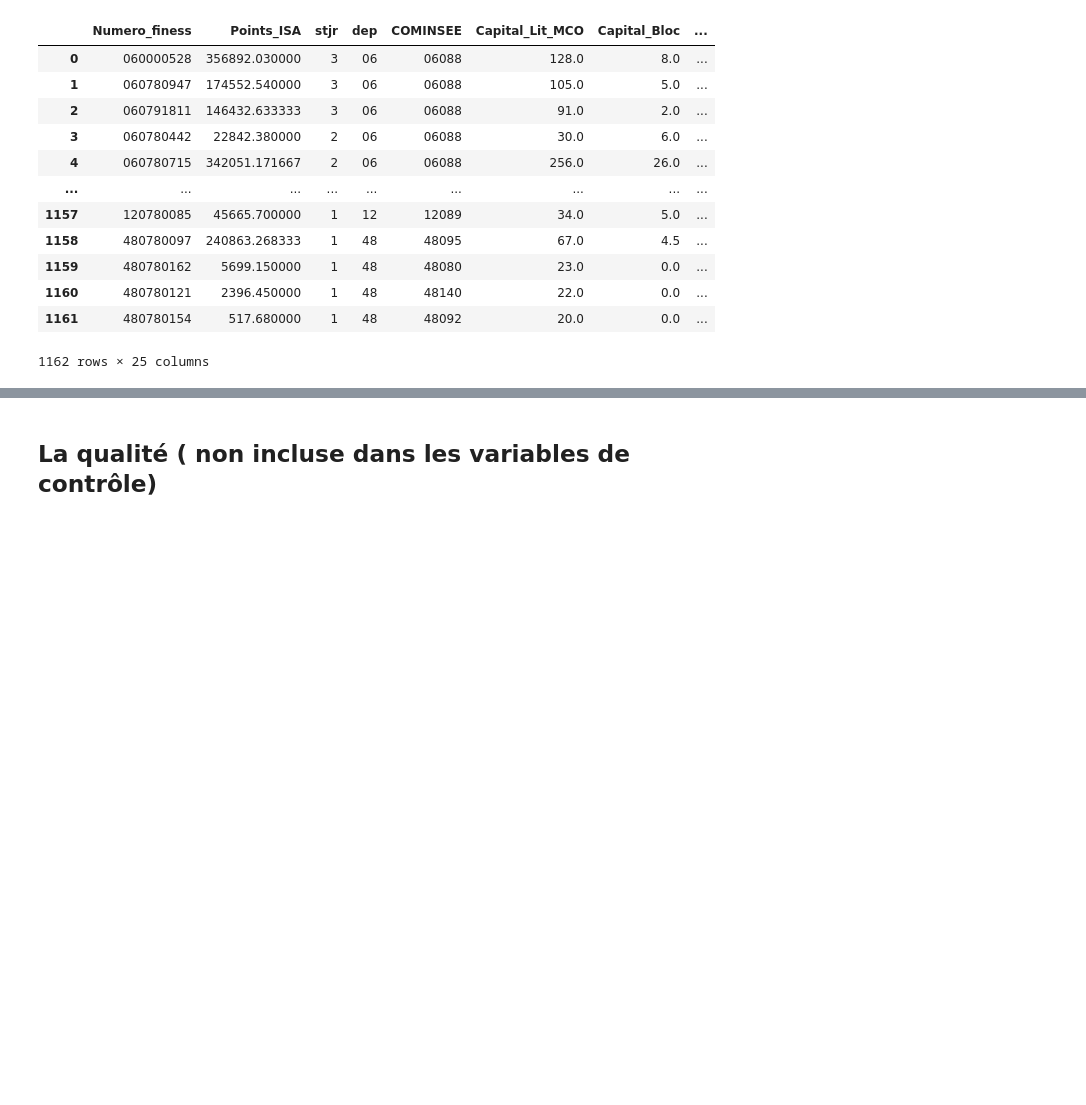
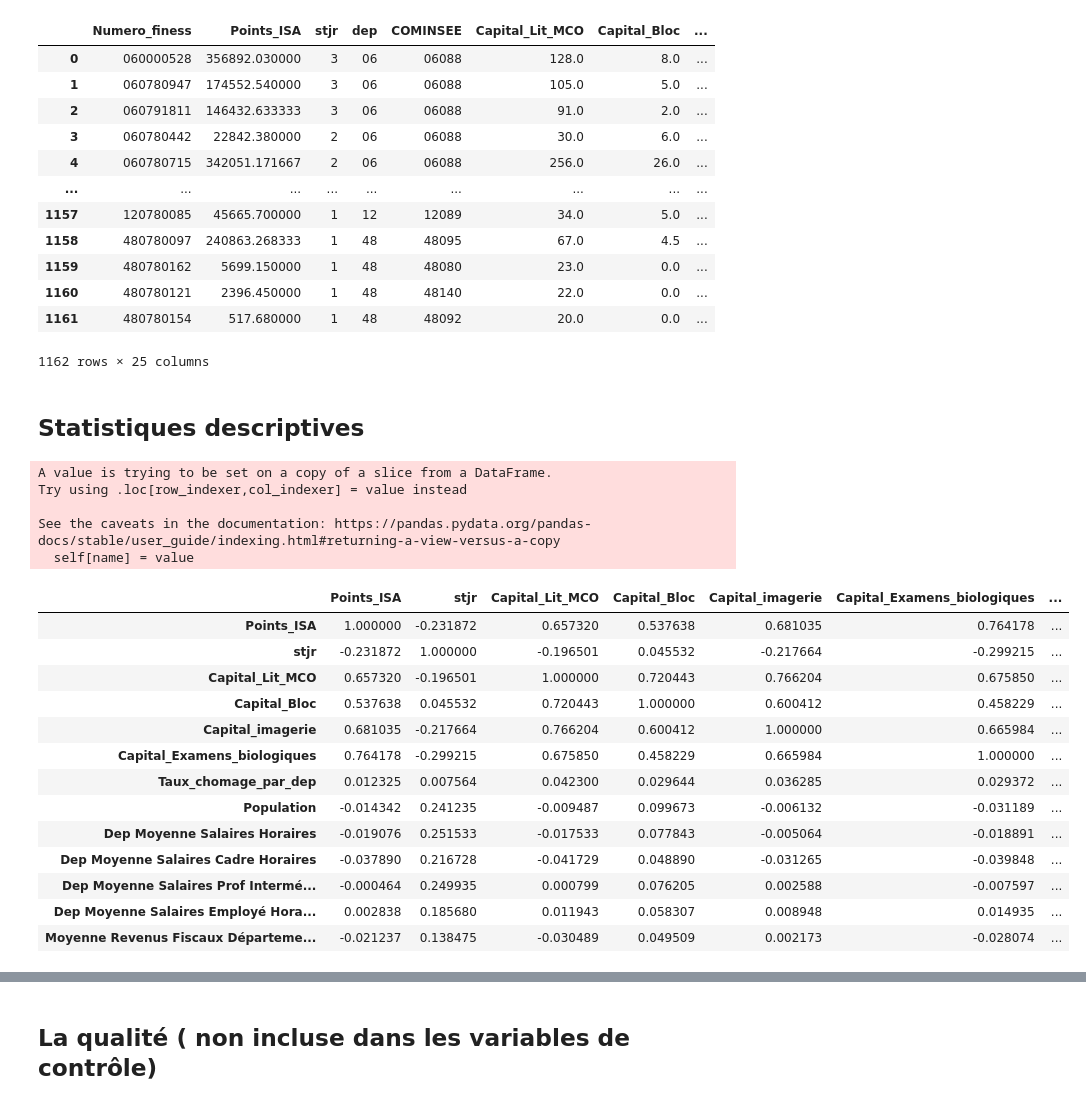
Before and after one commit to VincianeDesbois/Hopitaux_Production, a Jupyter notebook: Variables_de_controle .ipynb, the cells around one changed output, grey strips where cells are left out. Saved outputs shown, nothing was run; the diff lists cells and outputs as text; code cells hidden in the pictures; blank space fills up the shorter version.

```diff
--- a/Variables_de_controle .ipynb
+++ b/Variables_de_controle .ipynb
@@ -1620,3 +1620,37 @@ Var_CTRL = Var_CTRL[['Numero_finess', 'Points_ISA','stjr',
        'Moyenne Revenus Fiscaux Départementaux', 'Bloc_politique']]
 # %%
 Var_CTRL.to_csv('C:/Users/louis/OneDrive/Documents/ENSAE/2A/Stat_app/Variables_controle.csv',index=False)
+# %% [markdown]
+## Statistiques descriptives
+# %%
+Var_CTRL.Taux_chomage_par_dep= Var_CTRL.Taux_chomage_par_dep.astype(int)
+# %% [output]
+A value is trying to be set on a copy of a slice from a DataFrame.
+Try using .loc[row_indexer,col_indexer] = value instead
+
+See the caveats in the documentation: https://pandas.pydata.org/pandas-docs/stable/user_guide/indexing.html#returning-a-view-versus-a-copy
+  self[name] = value
+# %%
+Var_CTRL[['Numero_finess', 'Points_ISA', 'stjr', 'dep',
+       'Capital_Lit_MCO', 'Capital_Bloc', 'Capital_imagerie',
+       'Capital_Examens_biologiques','Taux_chomage_par_dep',
+       'Population', 'Dep Moyenne Salaires Horaires',
+       'Dep Moyenne Salaires Cadre Horaires',
+       'Dep Moyenne Salaires Prof Intermédiaire Horaires',
+       'Dep Moyenne Salaires Employé Horaires',
+       'Moyenne Revenus Fiscaux Départementaux', 'Bloc_politique']].corr()
+# %% [output]
+|  | Points_ISA | stjr | Capital_Lit_MCO | Capital_Bloc | Capital_imagerie | Capital_Examens_biologiques | ... |
+| Points_ISA | 1.000000 | -0.231872 | 0.657320 | 0.537638 | 0.681035 | 0.764178 | ... |
+| stjr | -0.231872 | 1.000000 | -0.196501 | 0.045532 | -0.217664 | -0.299215 | ... |
+| Capital_Lit_MCO | 0.657320 | -0.196501 | 1.000000 | 0.720443 | 0.766204 | 0.675850 | ... |
+| Capital_Bloc | 0.537638 | 0.045532 | 0.720443 | 1.000000 | 0.600412 | 0.458229 | ... |
+| Capital_imagerie | 0.681035 | -0.217664 | 0.766204 | 0.600412 | 1.000000 | 0.665984 | ... |
+| Capital_Examens_biologiques | 0.764178 | -0.299215 | 0.675850 | 0.458229 | 0.665984 | 1.000000 | ... |
+| Taux_chomage_par_dep | 0.012325 | 0.007564 | 0.042300 | 0.029644 | 0.036285 | 0.029372 | ... |
+| Population | -0.014342 | 0.241235 | -0.009487 | 0.099673 | -0.006132 | -0.031189 | ... |
+| Dep Moyenne Salaires Horaires | -0.019076 | 0.251533 | -0.017533 | 0.077843 | -0.005064 | -0.018891 | ... |
+| Dep Moyenne Salaires Cadre Horaires | -0.037890 | 0.216728 | -0.041729 | 0.048890 | -0.031265 | -0.039848 | ... |
+| Dep Moyenne Salaires Prof Intermé... | -0.000464 | 0.249935 | 0.000799 | 0.076205 | 0.002588 | -0.007597 | ... |
+| Dep Moyenne Salaires Employé Hora... | 0.002838 | 0.185680 | 0.011943 | 0.058307 | 0.008948 | 0.014935 | ... |
+| Moyenne Revenus Fiscaux Départeme... | -0.021237 | 0.138475 | -0.030489 | 0.049509 | 0.002173 | -0.028074 | ... |
```
Also changed, not shown: parts of 22 cells of this notebook.
